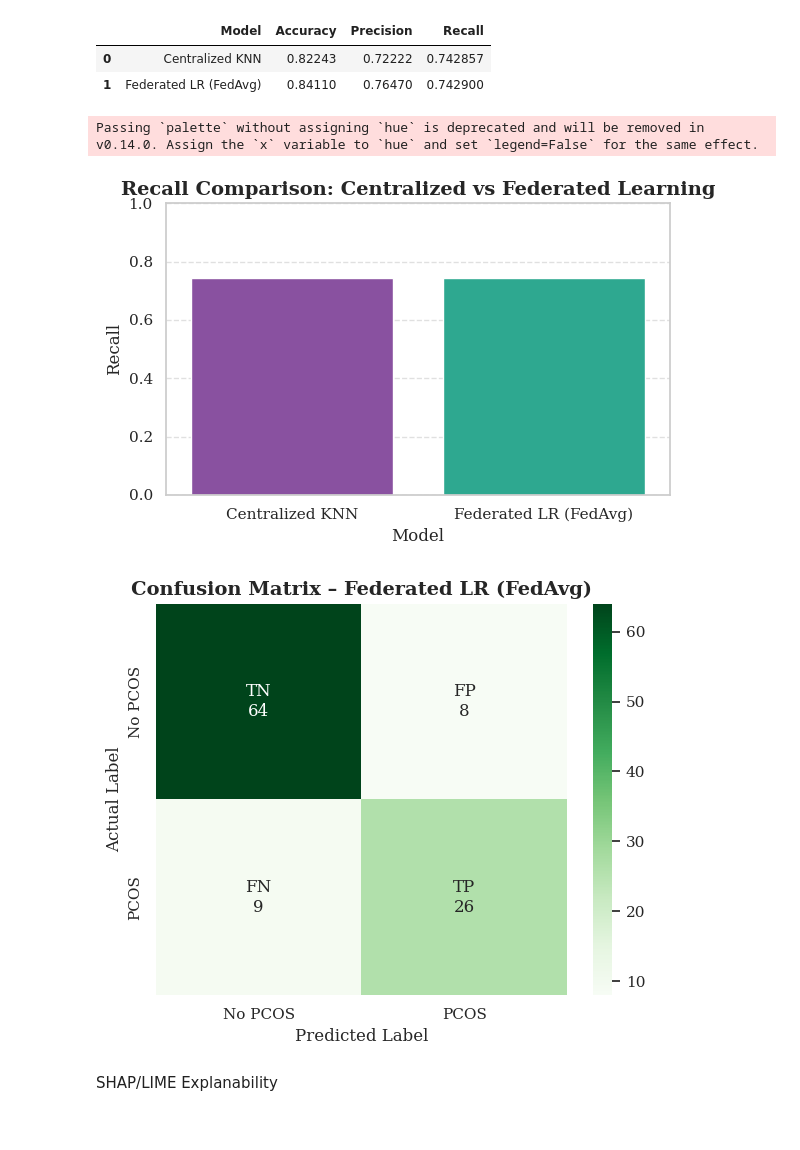
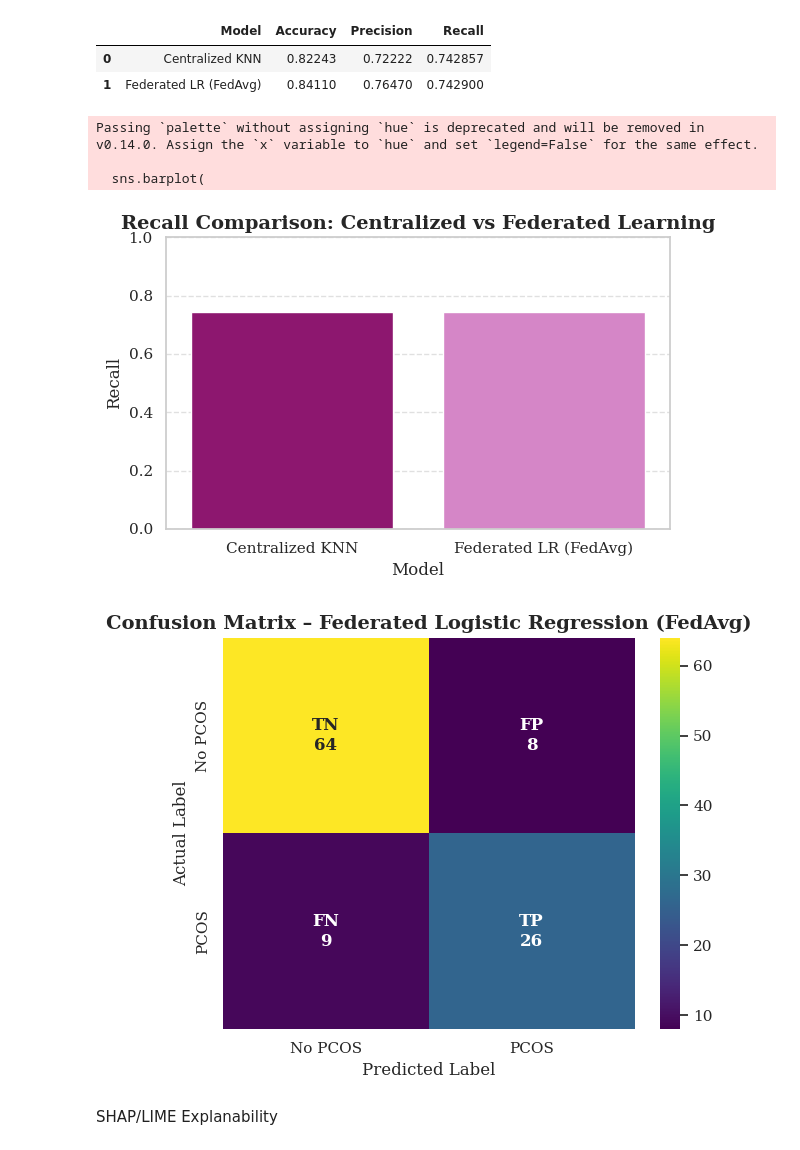
Before and after one commit to vaishnavi-peri24/7th-Semester-Project---Early-Detection-and-Risk-prediction-of-PCOS-using-FL, a Jupyter notebook: Methodology.ipynb, the cells around one changed output. Drawn from its saved outputs; the diff is of its cells as text; code cells hidden in the pictures.

Commit message:
Update: Complete PCOS methodology with ML models, FedAvg implementation, and SHAP/LIME explainability

```diff
--- a/Methodology.ipynb
+++ b/Methodology.ipynb
@@ -680,12 +682,13 @@ Traditional Machine Learning Models
 # %%
 
 # PCOS COLOR PALETTE (GLOBAL)
+from xgboost import XGBClassifier
 
 PCOS_PURPLE = "#8E44AD"
 PCOS_PINK = "#E84393"
 PCOS_LAVENDER = "#D2B4DE"
-PCOS_TEAL = "#1ABC9C"
-PCOS_GRAY = "#7F8C8D"
+PCOS_TEAL = "#DFA5EB"
+PCOS_GRAY = "#F4B5F3"
 
 pcos_palette = [
     PCOS_PURPLE,
@@ -1182,7 +1186,7 @@ sns.barplot(
     data=comparison_df,
     x="Model",
     y="Recall",
-    palette=["#8E44AD", "#1ABC9C"]  # PCOS theme
+    palette=["#A00479", "#E279CF"]  # PCOS theme
 )
 
 plt.title("Recall Comparison: Centralized vs Federated Learning", fontweight="bold")
@@ -1193,40 +1197,44 @@ plt.tight_layout()
 plt.show()
 # %% [output]
 Passing `palette` without assigning `hue` is deprecated and will be removed in v0.14.0. Assign the `x` variable to `hue` and set `legend=False` for the same effect.
+
+  sns.barplot(
-[figure, old version]
+[figure, new version]
 # %%
 from sklearn.metrics import confusion_matrix
 import numpy as np
 
-# Predictions from federated model
+# Get predictions from the federated/global model
 y_pred_fed = global_model.predict(X_test_global)
 
-# Confusion matrix
+# Compute confusion matrix
 cm_fed = confusion_matrix(y_test_global, y_pred_fed)
 tn, fp, fn, tp = cm_fed.ravel()
 
+# Custom annotated labels
 labels = np.array([
     [f"TN\n{tn}", f"FP\n{fp}"],
     [f"FN\n{fn}", f"TP\n{tp}"]
 ])
 
 plt.figure(figsize=(6,5))
 sns.heatmap(
     cm_fed,
     annot=labels,
     fmt="",
-    cmap="Greens",
+    cmap="viridis",
+    annot_kws={"size": 12, "weight": "bold"},
     xticklabels=["No PCOS", "PCOS"],
     yticklabels=["No PCOS", "PCOS"]
 )
 
-plt.title("Confusion Matrix – Federated LR (FedAvg)", fontweight="bold")
+plt.title("Confusion Matrix – Federated Logistic Regression (FedAvg)", fontweight="bold")
 plt.xlabel("Predicted Label")
 plt.ylabel("Actual Label")
 plt.tight_layout()
 plt.show()
 # %% [output]
-[figure, old version]
+[figure, new version]
 # %% [markdown]
 SHAP/LIME Explanability
 # %%
```
Also changed, not shown: parts of 5 cells of this notebook, 3 other files.
